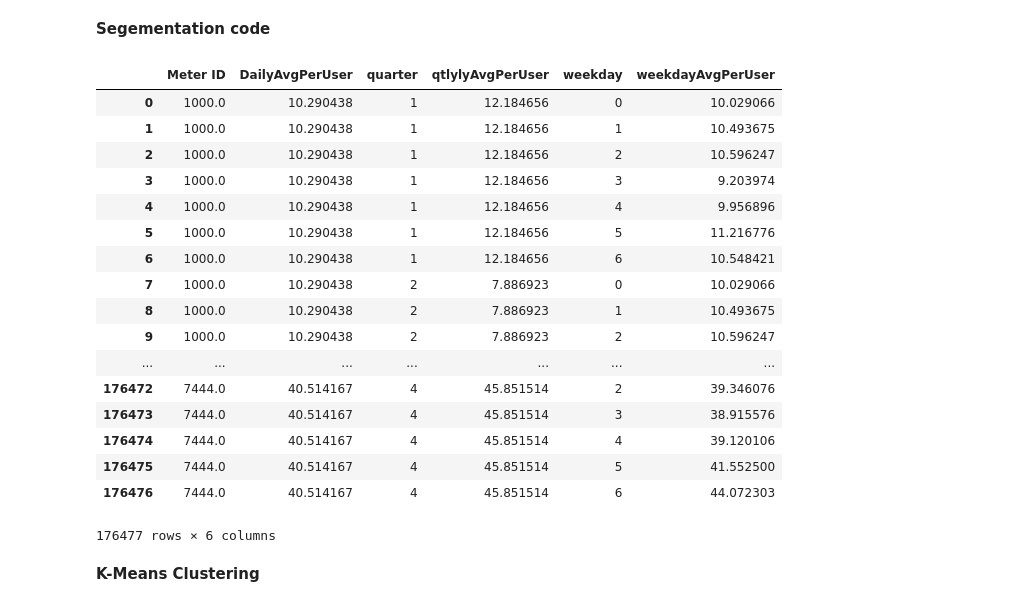
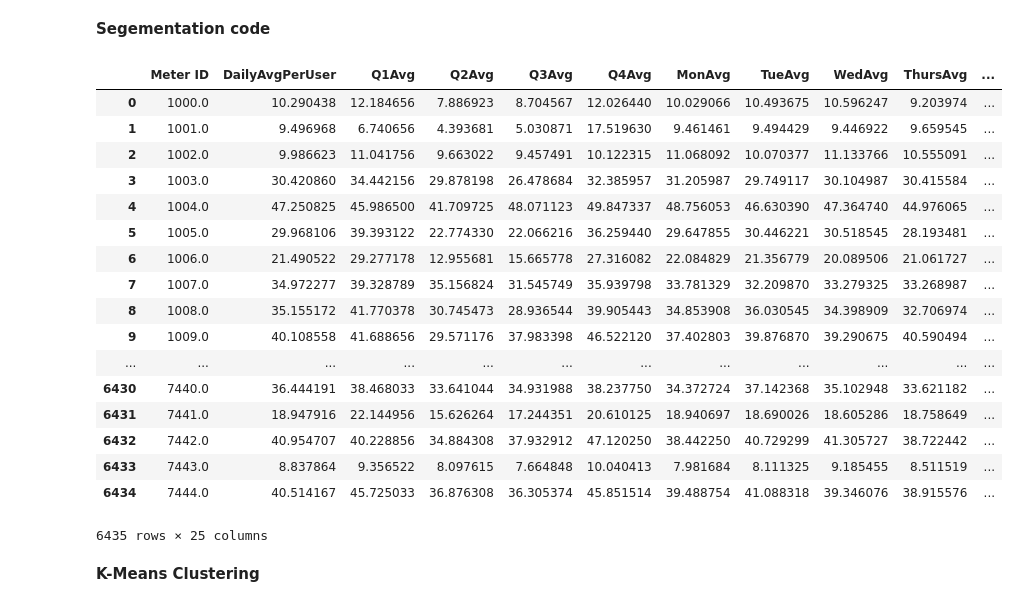
Before and after one commit to dhimanak/Nullpointers-Load_Clusters, a Jupyter notebook: Load_Clusters.ipynb, the cells around one changed output. Drawn from its saved outputs; the diff is of its cells as text; code cells hidden in the pictures.

Commit message:
Update Load_Clusters.ipynb
Added columns for quaerly , and weeday avg

```diff
--- a/Load_Clusters.ipynb
+++ b/Load_Clusters.ipynb
@@ -147,40 +147,51 @@ date
 # %%
 #daily Average per user
 dfElectricalUsage.head()
 dfUserGroup = dfElectricalUsage.groupby('Meter ID')['DailyUsage'].mean().reset_index(name='DailyAvgPerUser')
 
 #Quarterly Average per user
-dfUserGroup2 = dfElectricalUsage.groupby(['Meter ID','quarter'])['DailyUsage'].mean().reset_index(name='qtlylyAvgPerUser')
+qtly_avg_cols = ['Meter ID', 'Q1Avg', 'Q2Avg', 'Q3Avg', 'Q4Avg']
+dfUserGroup2 = dfElectricalUsage.groupby(['Meter ID','quarter'])['DailyUsage'].mean().reset_index(name='qtlylyAvg')
+dfUserGroup2 = dfUserGroup2.pivot(index = 'Meter ID', columns = 'quarter')['qtlylyAvg'].reset_index()
+dfUserGroup2.columns = qtly_avg_cols
 
 # Weekday Average per user
-dfUserGroup3 = dfElectricalUsage.groupby(['Meter ID','weekday'])['DailyUsage'].mean().reset_index(name='weekdayAvgPerUser')
-#dfUserGroup4 = dfElectricalUsage.groupby(['Meter ID','weekday'])['DailyUsage'].mean().reset_index(name='weekdayAvgPerUser')
-#dfUserGroup5 = dfElectricalUsage.groupby(['Meter ID','weekday'])
-#dfUserGroup6= dfUserGroup5[dfUserGroup5['weekday'] == 5 or dfUserGroup5['weekday'] == 6]
+weekday_avg_cols = ['Meter ID', 'MonAvg', 'TueAvg', 'WedAvg', 'ThursAvg','FriAvg','SatAvg','SunAvg']
+dfUserGroup3 = dfElectricalUsage.groupby(['Meter ID','weekday'])['DailyUsage'].mean().reset_index(name='weekdayAvg')
+dfUserGroup3 = dfUserGroup3.pivot(index = 'Meter ID', columns = 'weekday')['weekdayAvg'].reset_index()
+dfUserGroup3.columns = weekday_avg_cols
+#Monthly average per user
+month_avg_cols = ['Meter ID', 'janAvg', 'febAvg', 'marAvg', 'aprAvg', 'mayAvg', 'junAvg', 'julAvg', 'augAvg', 'sepAvg', 'octAvg', 'novAvg', 'desAvg']
+dfUserGroup4 = dfElectricalUsage.groupby(['Meter ID', 'month'])['DailyUsage'].mean().reset_index(name='monthlyAverage')
+dfUserGroup4 = dfUserGroup4.pivot(index = 'Meter ID', columns = 'month')['monthlyAverage'].reset_index()
+dfUserGroup4.columns = month_avg_cols
+
+
 
 # Merging groups to one dataframe
 dfElectricityUsage1 = pd.merge(dfUserGroup,dfUserGroup2,on='Meter ID')
-dfElectricityUsage = pd.merge(dfElectricityUsage1,dfUserGroup3,on='Meter ID')
+dfElectricityUsage2 = pd.merge(dfElectricityUsage1,dfUserGroup3,on='Meter ID')
+dfElectricityUsage = pd.merge(dfElectricityUsage2,dfUserGroup4,on='Meter ID')
 dfElectricityUsage
 # %% [output]
-|  | Meter ID | DailyAvgPerUser | quarter | qtlylyAvgPerUser | weekday | weekdayAvgPerUser |
-| 0 | 1000.0 | 10.290438 | 1 | 12.184656 | 0 | 10.029066 |
-| 1 | 1000.0 | 10.290438 | 1 | 12.184656 | 1 | 10.493675 |
-| 2 | 1000.0 | 10.290438 | 1 | 12.184656 | 2 | 10.596247 |
-| 3 | 1000.0 | 10.290438 | 1 | 12.184656 | 3 | 9.203974 |
-| 4 | 1000.0 | 10.290438 | 1 | 12.184656 | 4 | 9.956896 |
-| 5 | 1000.0 | 10.290438 | 1 | 12.184656 | 5 | 11.216776 |
-| 6 | 1000.0 | 10.290438 | 1 | 12.184656 | 6 | 10.548421 |
-| 7 | 1000.0 | 10.290438 | 2 | 7.886923 | 0 | 10.029066 |
-| 8 | 1000.0 | 10.290438 | 2 | 7.886923 | 1 | 10.493675 |
-| 9 | 1000.0 | 10.290438 | 2 | 7.886923 | 2 | 10.596247 |
-| ... | ... | ... | ... | ... | ... | ... |
-| 176472 | 7444.0 | 40.514167 | 4 | 45.851514 | 2 | 39.346076 |
-| 176473 | 7444.0 | 40.514167 | 4 | 45.851514 | 3 | 38.915576 |
-| 176474 | 7444.0 | 40.514167 | 4 | 45.851514 | 4 | 39.120106 |
-| 176475 | 7444.0 | 40.514167 | 4 | 45.851514 | 5 | 41.552500 |
-| 176476 | 7444.0 | 40.514167 | 4 | 45.851514 | 6 | 44.072303 |
+|  | Meter ID | DailyAvgPerUser | Q1Avg | Q2Avg | Q3Avg | Q4Avg | MonAvg | TueAvg | WedAvg | ThursAvg | ... |
+| 0 | 1000.0 | 10.290438 | 12.184656 | 7.886923 | 8.704567 | 12.026440 | 10.029066 | 10.493675 | 10.596247 | 9.203974 | ... |
+| 1 | 1001.0 | 9.496968 | 6.740656 | 4.393681 | 5.030871 | 17.519630 | 9.461461 | 9.494429 | 9.446922 | 9.659545 | ... |
+| 2 | 1002.0 | 9.986623 | 11.041756 | 9.663022 | 9.457491 | 10.122315 | 11.068092 | 10.070377 | 11.133766 | 10.555091 | ... |
+| 3 | 1003.0 | 30.420860 | 34.442156 | 29.878198 | 26.478684 | 32.385957 | 31.205987 | 29.749117 | 30.104987 | 30.415584 | ... |
+| 4 | 1004.0 | 47.250825 | 45.986500 | 41.709725 | 48.071123 | 49.847337 | 48.756053 | 46.630390 | 47.364740 | 44.976065 | ... |
+| 5 | 1005.0 | 29.968106 | 39.393122 | 22.774330 | 22.066216 | 36.259440 | 29.647855 | 30.446221 | 30.518545 | 28.193481 | ... |
+| 6 | 1006.0 | 21.490522 | 29.277178 | 12.955681 | 15.665778 | 27.316082 | 22.084829 | 21.356779 | 20.089506 | 21.061727 | ... |
+| 7 | 1007.0 | 34.972277 | 39.328789 | 35.156824 | 31.545749 | 35.939798 | 33.781329 | 32.209870 | 33.279325 | 33.268987 | ... |
+| 8 | 1008.0 | 35.155172 | 41.770378 | 30.745473 | 28.936544 | 39.905443 | 34.853908 | 36.030545 | 34.398909 | 32.706974 | ... |
+| 9 | 1009.0 | 40.108558 | 41.688656 | 29.571176 | 37.983398 | 46.522120 | 37.402803 | 39.876870 | 39.290675 | 40.590494 | ... |
+| ... | ... | ... | ... | ... | ... | ... | ... | ... | ... | ... | ... |
+| 6430 | 7440.0 | 36.444191 | 38.468033 | 33.641044 | 34.931988 | 38.237750 | 34.372724 | 37.142368 | 35.102948 | 33.621182 | ... |
+| 6431 | 7441.0 | 18.947916 | 22.144956 | 15.626264 | 17.244351 | 20.610125 | 18.940697 | 18.690026 | 18.605286 | 18.758649 | ... |
+| 6432 | 7442.0 | 40.954707 | 40.228856 | 34.884308 | 37.932912 | 47.120250 | 38.442250 | 40.729299 | 41.305727 | 38.722442 | ... |
+| 6433 | 7443.0 | 8.837864 | 9.356522 | 8.097615 | 7.664848 | 10.040413 | 7.981684 | 8.111325 | 9.185455 | 8.511519 | ... |
+| 6434 | 7444.0 | 40.514167 | 45.725033 | 36.876308 | 36.305374 | 45.851514 | 39.488754 | 41.088318 | 39.346076 | 38.915576 | ... |
-176477 rows × 6 columns
+6435 rows × 25 columns
 # %% [markdown]
 **K-Means Clustering**
 # %%
```
Also changed, not shown: parts of 1 cell of this notebook.
